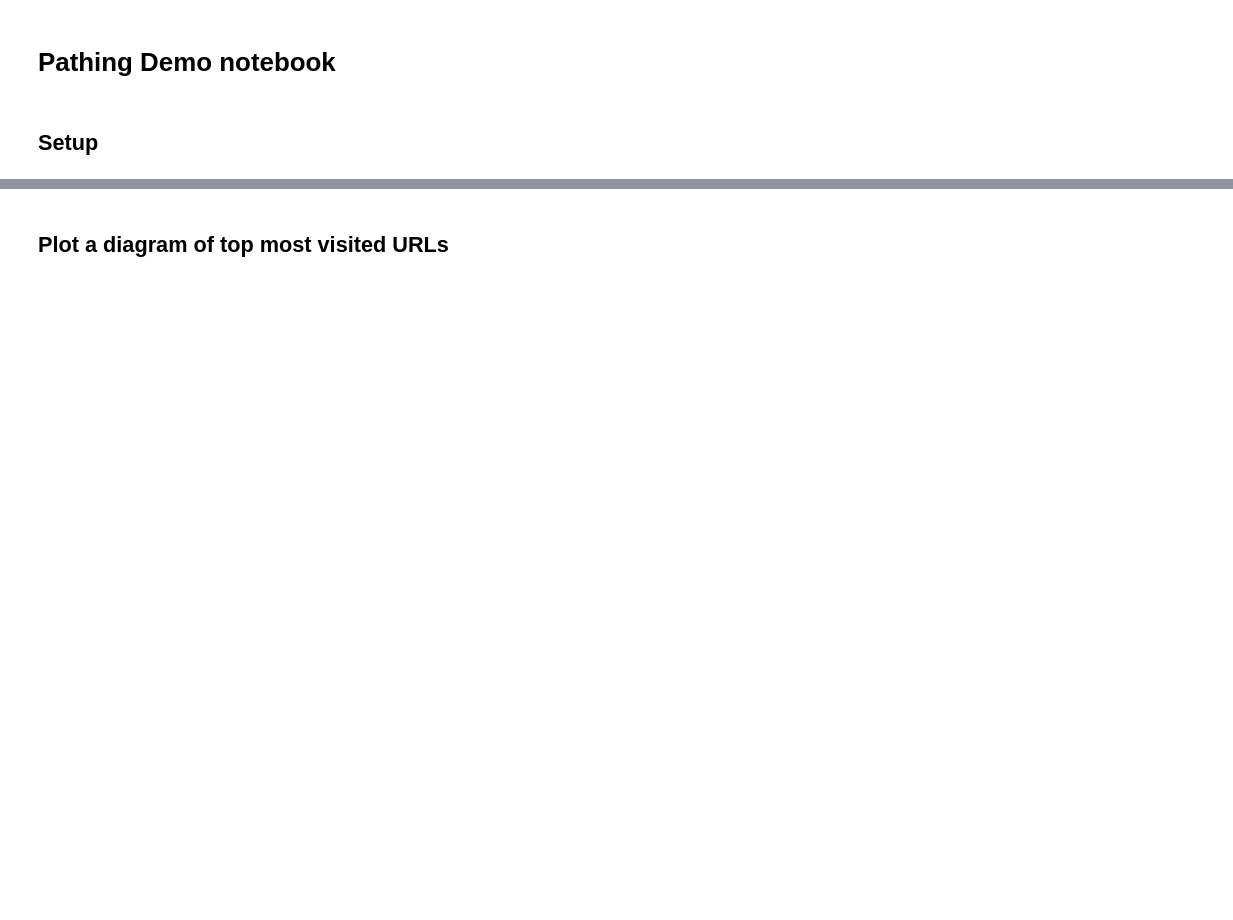
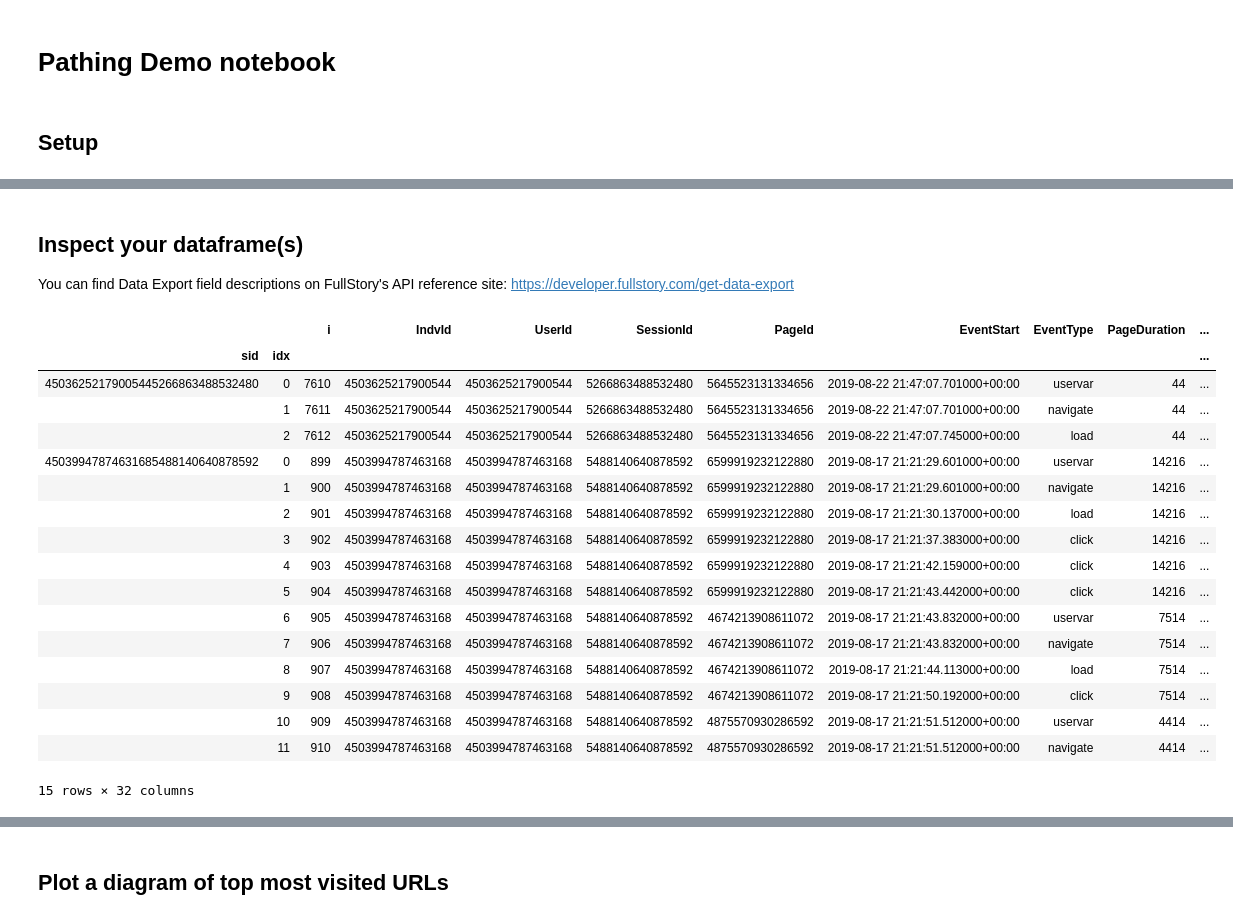
Before and after one commit to fullstorydev/pathing-utils, a Jupyter notebook: pathing_demo.ipynb, the cells around one changed output, grey strips where cells are left out. Saved outputs shown, nothing was run; the diff lists cells and outputs as text; code cells hidden in the pictures; blank space fills up the shorter version.

Commit message:
updating a few headers in the notebook about the raw data export data

```diff
--- a/pathing_demo.ipynb
+++ b/pathing_demo.ipynb
@@ -23,0 +36,24 @@ LIMITROWS = 0
+# %% [markdown]
+## Inspect your dataframe(s)
+You can find Data Export field descriptions on FullStory's API reference site: https://developer.fullstory.com/get-data-export
+# %%
+dffull.head(15)
+# %% [output]
+|  |  | i | IndvId | UserId | SessionId | PageId | EventStart | EventType | PageDuration | ... |
+| sid | idx |  |  |  |  |  |  |  |  | ... |
+| 45036252179005445266863488532480 | 0 | 7610 | 4503625217900544 | 4503625217900544 | 5266863488532480 | 5645523131334656 | 2019-08-22 21:47:07.701000+00:00 | uservar | 44 | ... |
+|  | 1 | 7611 | 4503625217900544 | 4503625217900544 | 5266863488532480 | 5645523131334656 | 2019-08-22 21:47:07.701000+00:00 | navigate | 44 | ... |
+|  | 2 | 7612 | 4503625217900544 | 4503625217900544 | 5266863488532480 | 5645523131334656 | 2019-08-22 21:47:07.745000+00:00 | load | 44 | ... |
+| 45039947874631685488140640878592 | 0 | 899 | 4503994787463168 | 4503994787463168 | 5488140640878592 | 6599919232122880 | 2019-08-17 21:21:29.601000+00:00 | uservar | 14216 | ... |
+|  | 1 | 900 | 4503994787463168 | 4503994787463168 | 5488140640878592 | 6599919232122880 | 2019-08-17 21:21:29.601000+00:00 | navigate | 14216 | ... |
+|  | 2 | 901 | 4503994787463168 | 4503994787463168 | 5488140640878592 | 6599919232122880 | 2019-08-17 21:21:30.137000+00:00 | load | 14216 | ... |
+|  | 3 | 902 | 4503994787463168 | 4503994787463168 | 5488140640878592 | 6599919232122880 | 2019-08-17 21:21:37.383000+00:00 | click | 14216 | ... |
+|  | 4 | 903 | 4503994787463168 | 4503994787463168 | 5488140640878592 | 6599919232122880 | 2019-08-17 21:21:42.159000+00:00 | click | 14216 | ... |
+|  | 5 | 904 | 4503994787463168 | 4503994787463168 | 5488140640878592 | 6599919232122880 | 2019-08-17 21:21:43.442000+00:00 | click | 14216 | ... |
+|  | 6 | 905 | 4503994787463168 | 4503994787463168 | 5488140640878592 | 4674213908611072 | 2019-08-17 21:21:43.832000+00:00 | uservar | 7514 | ... |
+|  | 7 | 906 | 4503994787463168 | 4503994787463168 | 5488140640878592 | 4674213908611072 | 2019-08-17 21:21:43.832000+00:00 | navigate | 7514 | ... |
+|  | 8 | 907 | 4503994787463168 | 4503994787463168 | 5488140640878592 | 4674213908611072 | 2019-08-17 21:21:44.113000+00:00 | load | 7514 | ... |
+|  | 9 | 908 | 4503994787463168 | 4503994787463168 | 5488140640878592 | 4674213908611072 | 2019-08-17 21:21:50.192000+00:00 | click | 7514 | ... |
+|  | 10 | 909 | 4503994787463168 | 4503994787463168 | 5488140640878592 | 4875570930286592 | 2019-08-17 21:21:51.512000+00:00 | uservar | 4414 | ... |
+|  | 11 | 910 | 4503994787463168 | 4503994787463168 | 5488140640878592 | 4875570930286592 | 2019-08-17 21:21:51.512000+00:00 | navigate | 4414 | ... |
+15 rows × 32 columns
```
Also changed, not shown: parts of 8 cells of this notebook, 1 other file.
